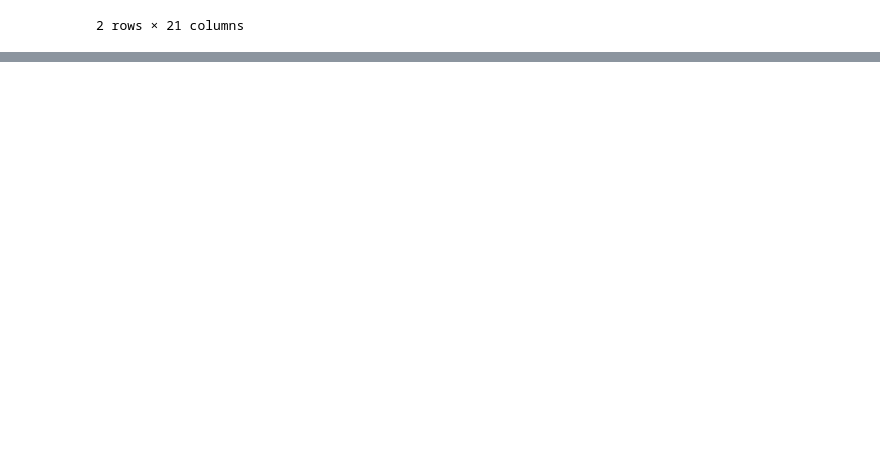
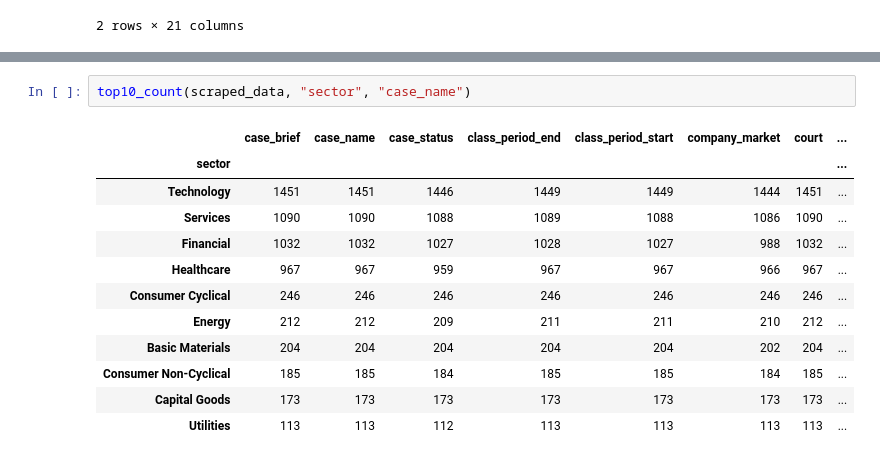
Before and after one commit to zycalice/securities-class-action, a Jupyter notebook: src/analysis_visualization.ipynb, the cells around one changed output, grey strips where cells are left out. Drawn from its saved outputs; the diff is of its cells as text; blank space fills up the shorter version.

```diff
--- a/src/analysis_visualization.ipynb
+++ b/src/analysis_visualization.ipynb
@@ -71,3 +72,18 @@ top10(scraped_data, "case_status", "case_name")
 | DISMISSED | 2669 | 2669 | 2665 | 2663 | 2649 | 2669 | 2669 | ... |
 | SETTLED | 2552 | 2552 | 2547 | 2547 | 2532 | 2552 | 2552 | ... |
 | ONGOING | 524 | 524 | 524 | 524 | 503 | 524 | 524 | ... |
+# %%
+top10_count(scraped_data, "sector", "case_name")
+# %% [output]
+|  | case_brief | case_name | case_status | class_period_end | class_period_start | company_market | court | ... |
+| sector |  |  |  |  |  |  |  | ... |
+| Technology | 1451 | 1451 | 1446 | 1449 | 1449 | 1444 | 1451 | ... |
+| Services | 1090 | 1090 | 1088 | 1089 | 1088 | 1086 | 1090 | ... |
+| Financial | 1032 | 1032 | 1027 | 1028 | 1027 | 988 | 1032 | ... |
+| Healthcare | 967 | 967 | 959 | 967 | 967 | 966 | 967 | ... |
+| Consumer Cyclical | 246 | 246 | 246 | 246 | 246 | 246 | 246 | ... |
+| Energy | 212 | 212 | 209 | 211 | 211 | 210 | 212 | ... |
+| Basic Materials | 204 | 204 | 204 | 204 | 204 | 202 | 204 | ... |
+| Consumer Non-Cyclical | 185 | 185 | 184 | 185 | 185 | 184 | 185 | ... |
+| Capital Goods | 173 | 173 | 173 | 173 | 173 | 173 | 173 | ... |
+| Utilities | 113 | 113 | 112 | 113 | 113 | 113 | 113 | ... |
```
Also changed, not shown: parts of 12 cells of this notebook, 3 other files.
